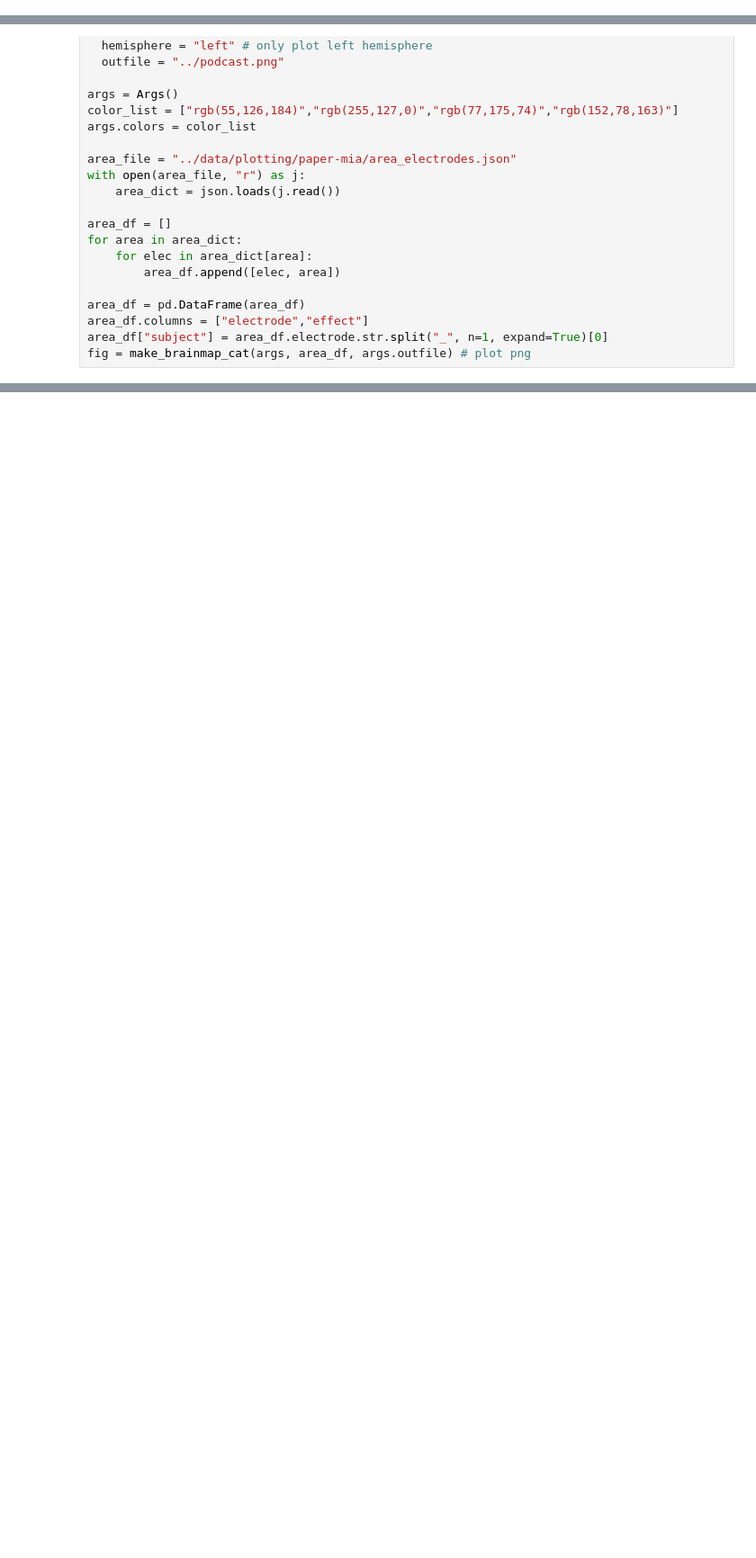
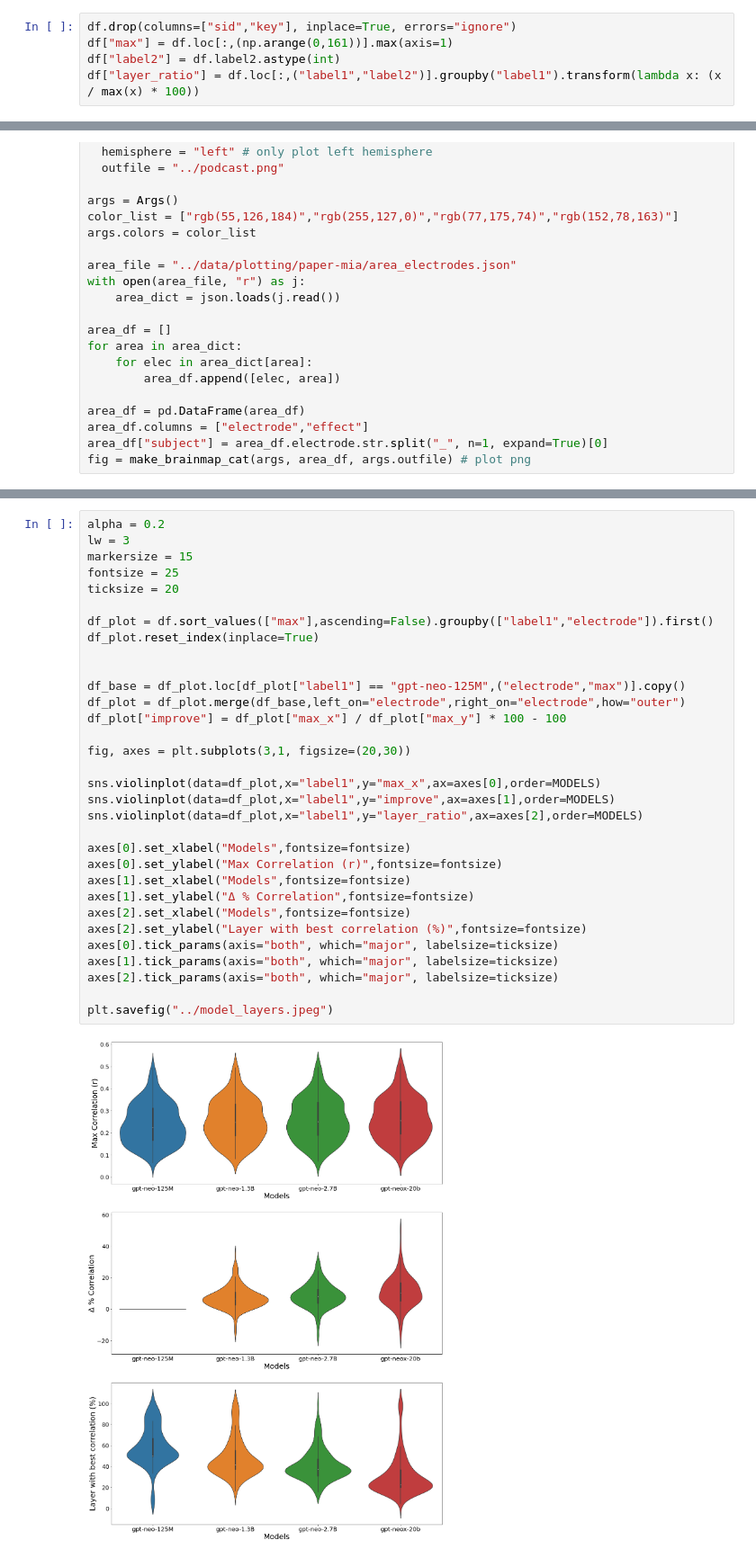
Before and after one commit to hassonlab/247-plotting, a Jupyter notebook: scripts/tfspaper_mia.ipynb, the cells around one changed output, grey strips where cells are left out. Shown at 90% size. Saved outputs shown, nothing was run; the diff lists cells and outputs as text; blank space fills up the shorter version.

Commit message:
new plotting code

```diff
--- a/scripts/tfspaper_mia.ipynb
+++ b/scripts/tfspaper_mia.ipynb
@@ -20,0 +67,5 @@ from tfsplt_brainmap_cat import make_brainmap_cat
+# %%
+df.drop(columns=["sid","key"], inplace=True, errors="ignore")
+df["max"] = df.loc[:,(np.arange(0,161))].max(axis=1)
+df["label2"] = df.label2.astype(int)
+df["layer_ratio"] = df.loc[:,("label1","label2")].groupby("label1").transform(lambda x: (x / max(x) * 100))
@@ -252,0 +402,34 @@ fig = make_brainmap_cat(args, area_df, args.outfile) # plot png
+# %%
+alpha = 0.2
+lw = 3
+markersize = 15
+fontsize = 25
+ticksize = 20
+
+df_plot = df.sort_values(["max"],ascending=False).groupby(["label1","electrode"]).first()
+df_plot.reset_index(inplace=True)
+
+
+df_base = df_plot.loc[df_plot["label1"] == "gpt-neo-125M",("electrode","max")].copy()
+df_plot = df_plot.merge(df_base,left_on="electrode",right_on="electrode",how="outer")
+df_plot["improve"] = df_plot["max_x"] / df_plot["max_y"] * 100 - 100
+
+fig, axes = plt.subplots(3,1, figsize=(20,30))
+
+sns.violinplot(data=df_plot,x="label1",y="max_x",ax=axes[0],order=MODELS)
+sns.violinplot(data=df_plot,x="label1",y="improve",ax=axes[1],order=MODELS)
+sns.violinplot(data=df_plot,x="label1",y="layer_ratio",ax=axes[2],order=MODELS)
+
+axes[0].set_xlabel("Models",fontsize=fontsize)
+axes[0].set_ylabel("Max Correlation (r)",fontsize=fontsize)
+axes[1].set_xlabel("Models",fontsize=fontsize)
+axes[1].set_ylabel("Δ % Correlation",fontsize=fontsize)
+axes[2].set_xlabel("Models",fontsize=fontsize)
+axes[2].set_ylabel("Layer with best correlation (%)",fontsize=fontsize)
+axes[0].tick_params(axis="both", which="major", labelsize=ticksize)
+axes[1].tick_params(axis="both", which="major", labelsize=ticksize)
+axes[2].tick_params(axis="both", which="major", labelsize=ticksize)
+
+plt.savefig("../model_layers.jpeg")
+# %% [output]
+[figure, added]
```
Also changed, not shown: parts of 19 cells of this notebook, 7 other files.
